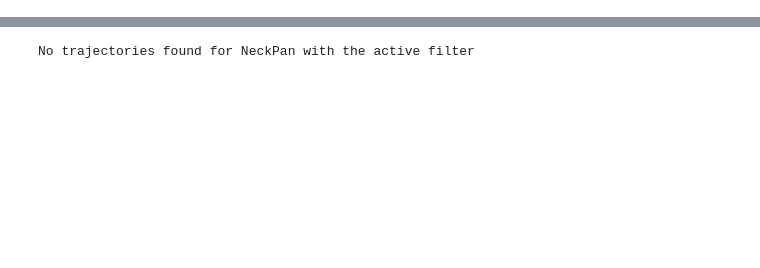
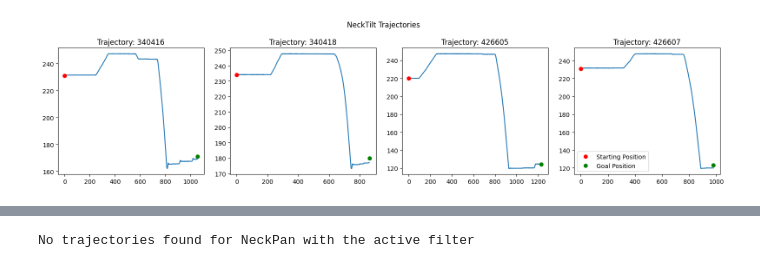
Before and after one commit to ikaros-project/ikaros, a Jupyter notebook: Source/Modules/RobotModules/CompliantRobot/CurrentPositionMapping/PlotTrajectories.ipynb, the cells around one changed output, grey strips where cells are left out. Cells and saved outputs as stored; diff of their text form; code cells hidden in the pictures; blank space fills up the shorter version.

```diff
--- a/Source/Modules/RobotModules/CompliantRobot/CurrentPositionMapping/PlotTrajectories.ipynb
+++ b/Source/Modules/RobotModules/CompliantRobot/CurrentPositionMapping/PlotTrajectories.ipynb
@@ -110,0 +115,4 @@ plot_one_servo_traj(trajectories, mapping_metrics, 'NeckPan', 4)
+# %%
+plot_one_servo_traj(all_trajectories, mapping_metrics, 'NeckTilt', 4, filter_by_start_position, 230)
+# %% [output]
+[figure, added]
```
Also changed, not shown: parts of 7 cells of this notebook.
